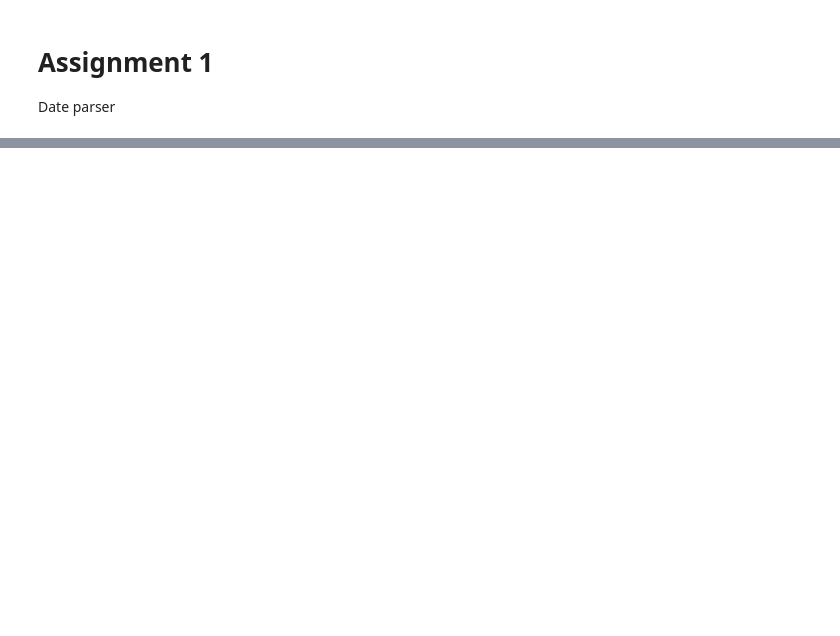
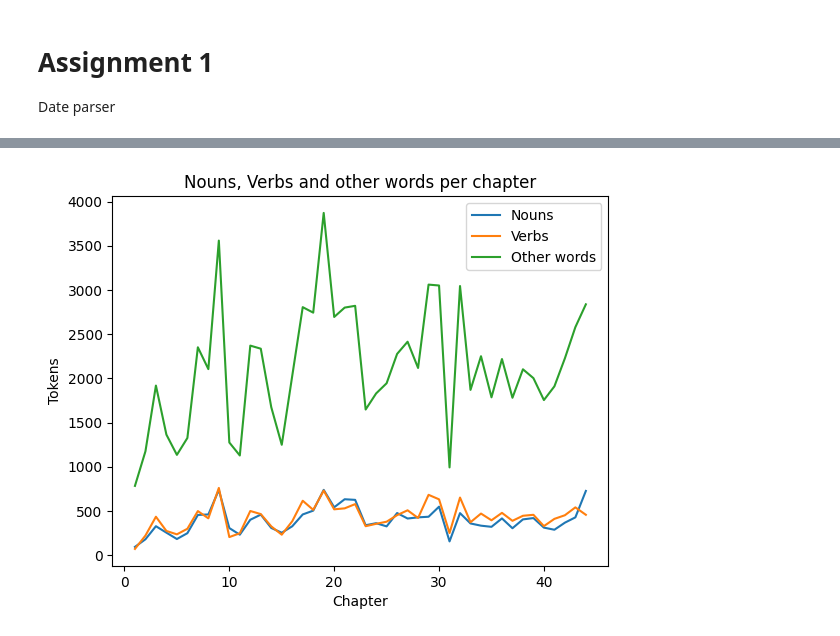
Before and after one commit to unniisme/NLP, a Jupyter notebook: Exercise1/Exercise1.ipynb, the cells around one changed output, grey strips where cells are left out. Cells and saved outputs as stored; diff of their text form; code cells hidden in the pictures; blank space fills up the shorter version.

```diff
--- a/Exercise1/Exercise1.ipynb
+++ b/Exercise1/Exercise1.ipynb
@@ -112,0 +246,17 @@ _ = [print(date) for date in DateExtractor.ExtractDates(input_string)]
+# %%
+with open("The Adventures of Huckleberry Finn.txt") as file:
+    text = file.read()
+
+def Tokenize(input_text):
+    return re.findall(r'\b\w[\w\'-]*\b', input_text.lower())
+
+def Find_TTR(wordList):
+    return len(set(wordList))/len(wordList)
+
+n = 2000
+words = Tokenize(text)
+TTRs = []
+for i in range(0, len(words), n):
+    TTRs.append(Find_TTR(words[i:i+n]))
+
+_ = [print(f"{i*n} - {(i+1)*n}: {ttr}") for i, ttr in enumerate(TTRs)]
@@ -112,0 +349,34 @@ _ = [print(date) for date in DateExtractor.ExtractDates(input_string)]
+# %%
+
+nlp = spacy.load('en_core_web_sm')
+
+
+nouns = []
+verbs = []
+others = []
+
+chapters = text.split("CHAPTER")
+
+for chapter in chapters:
+    # Process the chapter text using spaCy
+    doc = nlp(chapter)
+
+
+    # Calculate vocabulary for nouns, verbs, and other POS tags
+    nouns.append(len([word for word in doc if word and word.pos_ == 'NOUN']))
+    verbs.append(len([word for word in doc if word and word.pos_ == 'VERB']))
+    others.append(len([word for word in doc if word and word.pos_ not in ('NOUN', 'VERB') and not word.is_punct]))
+
+
+chapters_range = range(1, len(chapters) + 1)
+plt.plot(chapters_range, nouns, label="Nouns")
+plt.plot(chapters_range, verbs, label="Verbs")
+plt.plot(chapters_range, others, label="Other words")
+plt.legend()
+plt.ylabel("Tokens")
+plt.xlabel("Chapter")
+plt.title("Nouns, Verbs and other words per chapter")
+
+plt.show()
+# %% [output]
+[figure, added]
```
Also changed, not shown: parts of 20 cells of this notebook, 1 other file.
